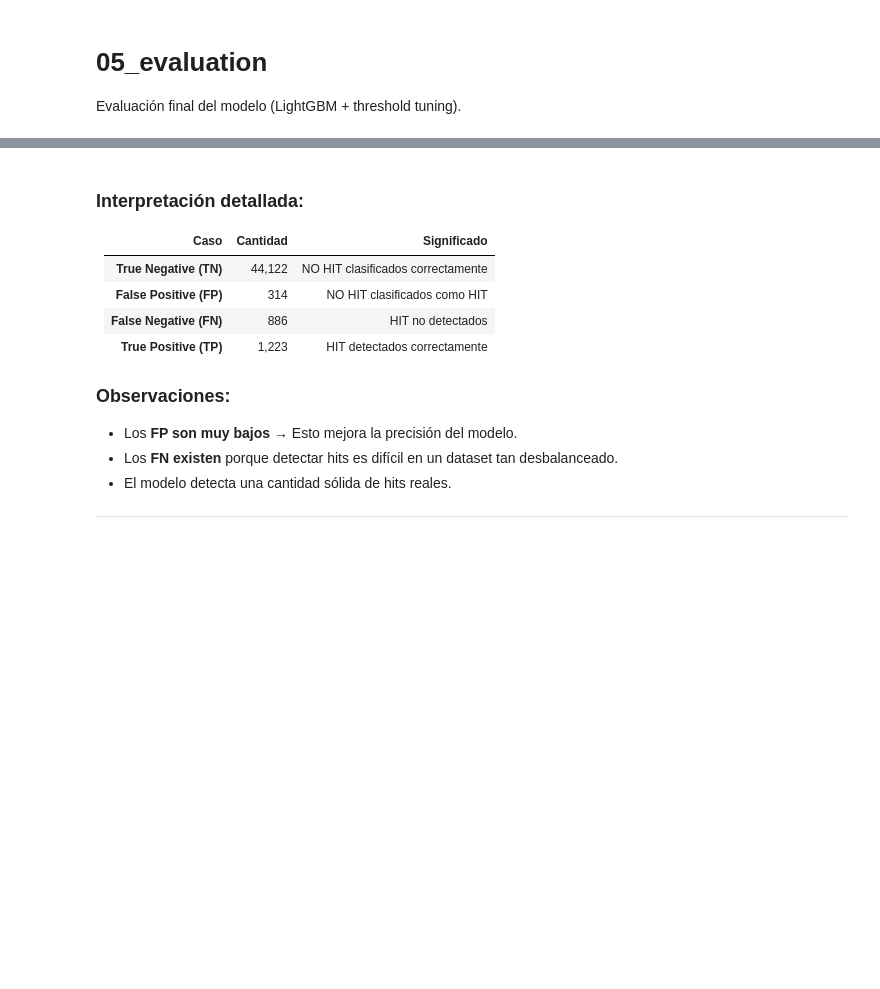
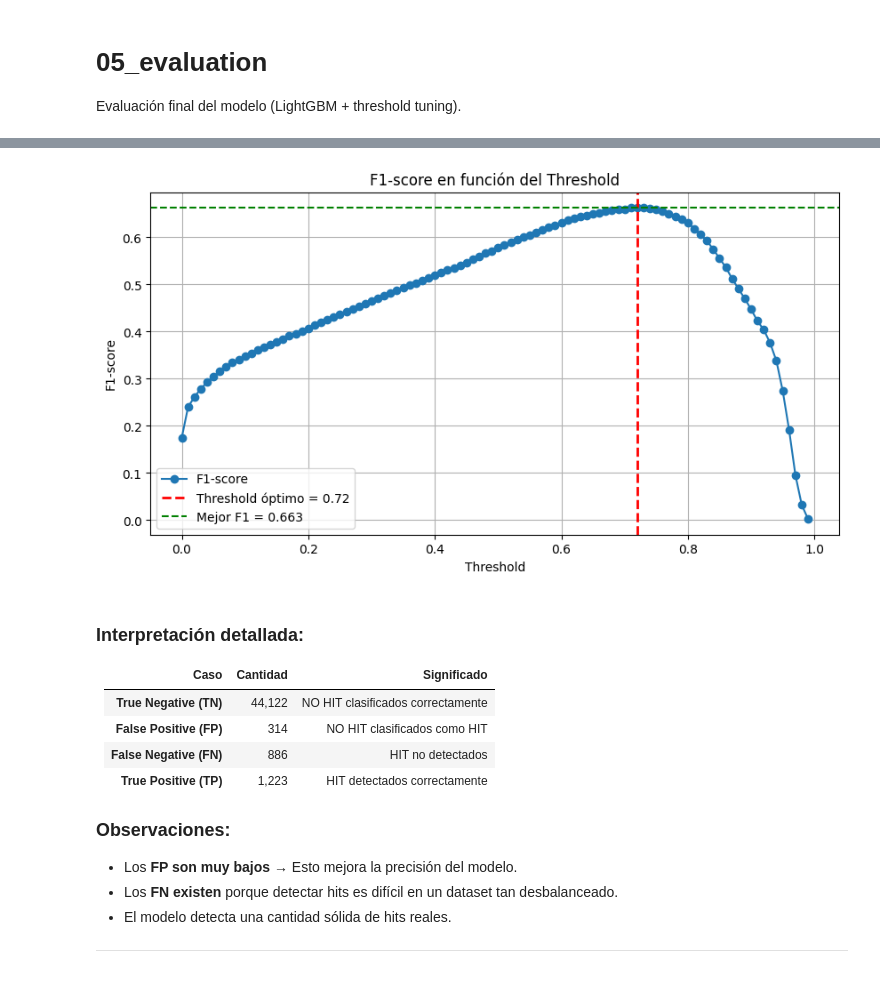
Before and after one commit to jmf-uniandes/pre-training, a Jupyter notebook: notebooks/05_model_evaluation.ipynb, the cells around one changed output, grey strips where cells are left out. Cells and saved outputs as stored; diff of their text form; code cells hidden in the pictures; blank space fills up the shorter version.

```diff
--- a/notebooks/05_model_evaluation.ipynb
+++ b/notebooks/05_model_evaluation.ipynb
@@ -16,2 +17,5 @@ pipeline = joblib.load('../models/model_pipeline.pkl')
 X_test = pd.read_csv('../data/processed/X_test.csv')
 y_test = pd.read_csv('../data/processed/y_test.csv').values.ravel()
+# %%
+# Obtener probabilidades predichas
+y_proba_test = pipeline.predict_proba(X_test)[:, 1]
@@ -64,3 +91,25 @@ weighted avg       0.97      0.97      0.97     46545
+# %%
+plt.figure(figsize=(10, 5))
+
+# Línea principal F1 vs threshold
+plt.plot(thresholds, f1_scores, marker='o', label='F1-score')
+
+# Línea vertical en el mejor threshold
+plt.axvline(best_t, color='red', linestyle='--', linewidth=2,
+            label=f"Threshold óptimo = {best_t:.2f}")
+
+# Opcional: línea horizontal del F1 máximo
+plt.axhline(best_f1, color='green', linestyle='--', linewidth=1.5,
+            label=f"Mejor F1 = {best_f1:.3f}")
+
+plt.title("F1-score en función del Threshold")
+plt.xlabel("Threshold")
+plt.ylabel("F1-score")
+plt.grid(True)
+plt.legend()
+plt.show()
+# %% [output]
+[figure, added]
 # %% [markdown]
 ### Interpretación detallada:
 
```
Also changed, not shown: parts of 5 cells of this notebook, 9 other files.
